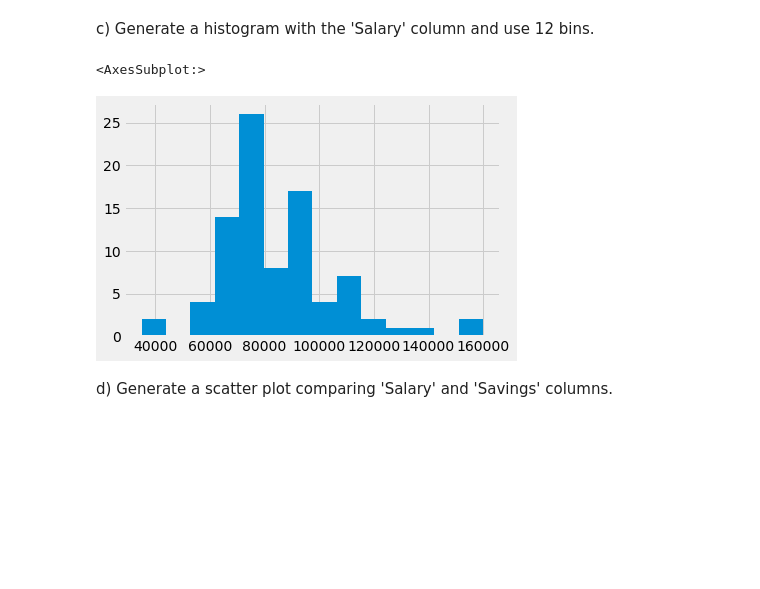
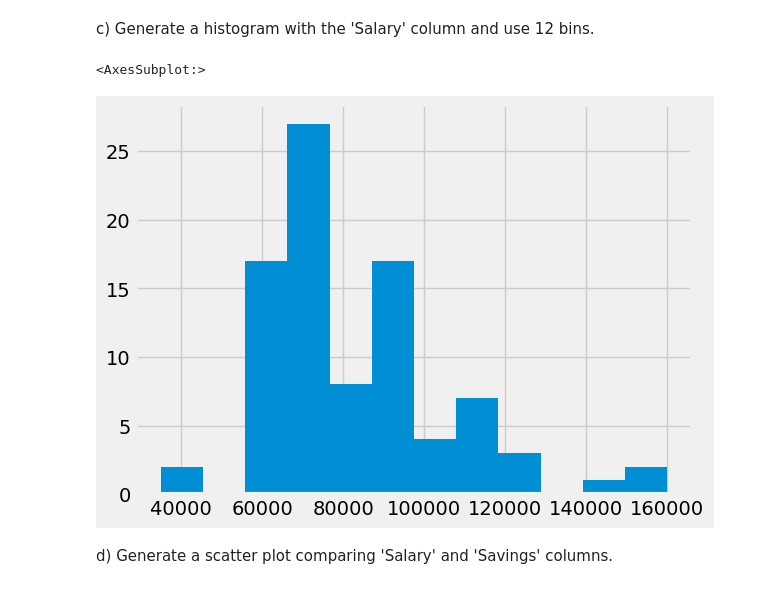
Before and after one commit to gathungugabriel/ADS-Assignment-1, a Jupyter notebook: Pandas Assignment.ipynb, the cells around one changed output. Drawn from its saved outputs; the diff is of its cells as text; code cells hidden in the pictures; blank space fills up the shorter version.

```diff
--- a/Pandas Assignment.ipynb
+++ b/Pandas Assignment.ipynb
@@ -266,10 +266,10 @@ c) Generate a histogram with the 'Salary' column and use 12 bins.
 # %%
 #c) (1)
 dist_df=alumni['Salary']
-dist_df.hist(bins=14)
+dist_df.hist(bins=12)
 # %% [output]
 <AxesSubplot:>
-[figure, old version]
+[figure, new version]
 # %% [markdown]
 d) Generate a scatter plot comparing 'Salary' and 'Savings' columns.
 # %%
```
Also changed, not shown: parts of 5 cells of this notebook.
